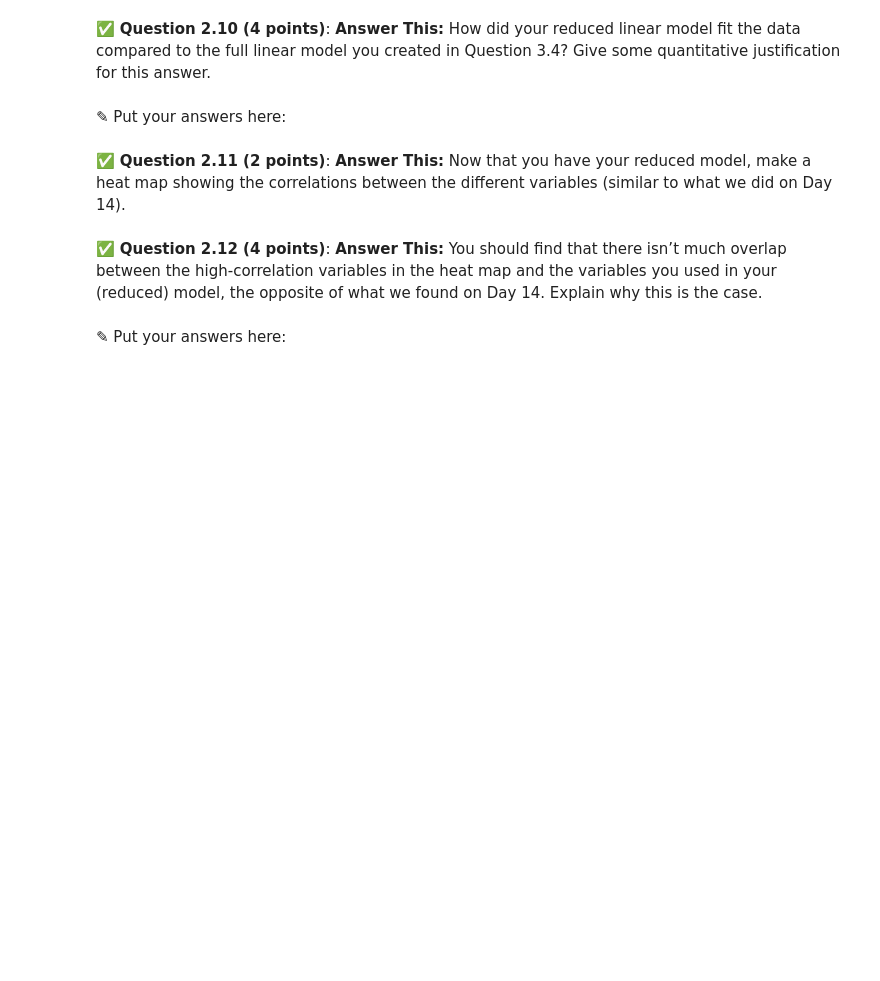
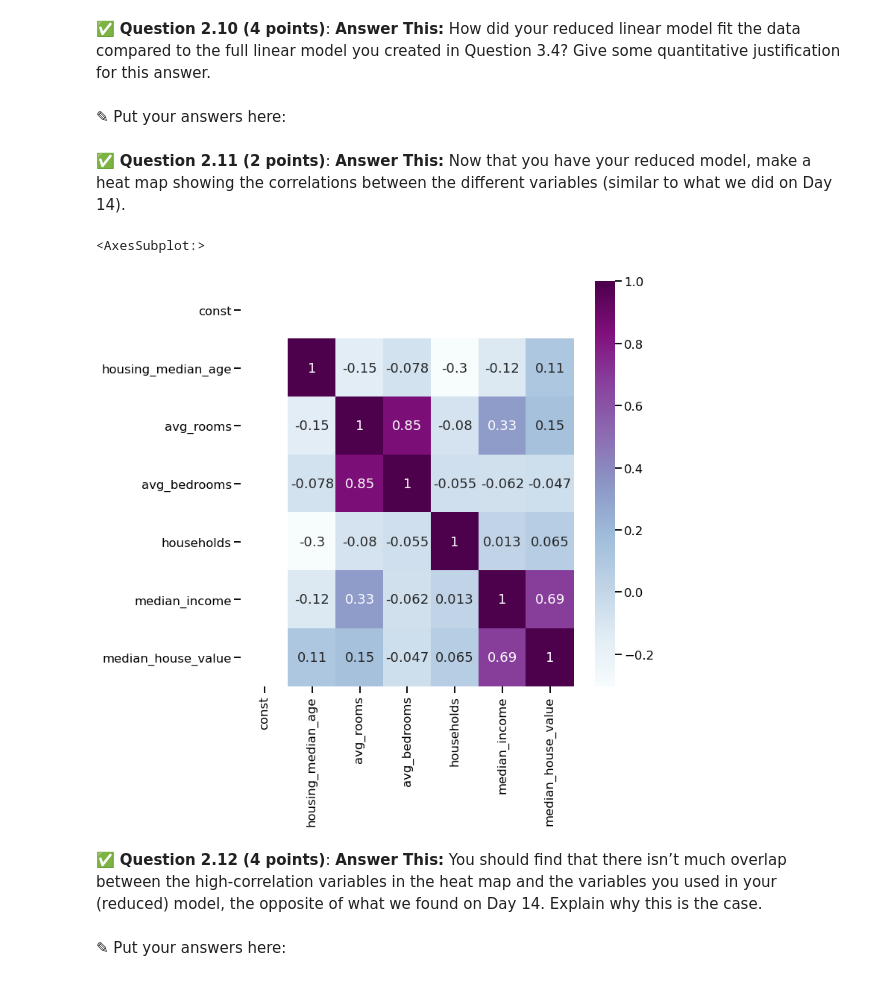
Before and after one commit to soesit/cmse202-f22-turnin, a Jupyter notebook: hw-04/HW-04_Regression-STUDENT.ipynb, the cells around one changed output. Saved outputs shown, nothing was run; the diff lists cells and outputs as text; code cells hidden in the pictures; blank space fills up the shorter version.

```diff
--- a/hw-04/HW-04_Regression-STUDENT.ipynb
+++ b/hw-04/HW-04_Regression-STUDENT.ipynb
@@ -164,0 +263,8 @@ Multicollinearity is a statistical phenomenon where some of the features in a mo
+# %%
+# Put your code here
+sub = sm.add_constant(housing_1)
+sub = sub.drop(columns=['population','longitude','latitude'])
+sub2 = sub.drop('median_house_value', axis=1)
+sub_model = sm.OLS(sub['median_house_value'], sub2)
+sub_result = sub_model.fit()
+print(sub_result.summary())
@@ -173,3 +295,13 @@ Multicollinearity is a statistical phenomenon where some of the features in a mo
+# %%
+# Put your code here
+import seaborn as sns
+
+fig, ax = plt.subplots(1,1,figsize=(10,10))
+corre = sub.corr()
+sns.heatmap(corre, cmap='BuPu', annot=True)
+# %% [output]
+<AxesSubplot:>
+[figure, added]
 # %% [markdown]
 &#9989;  **Question 2.12 (4 points)**: **Answer This:** You should find that there isn’t much overlap between the high-correlation variables in the heat map and the variables you used in your (reduced)  model, the opposite of what we found on Day 14. Explain why this is the case.
 # %% [markdown]
```
Also changed, not shown: parts of 27 cells of this notebook.
